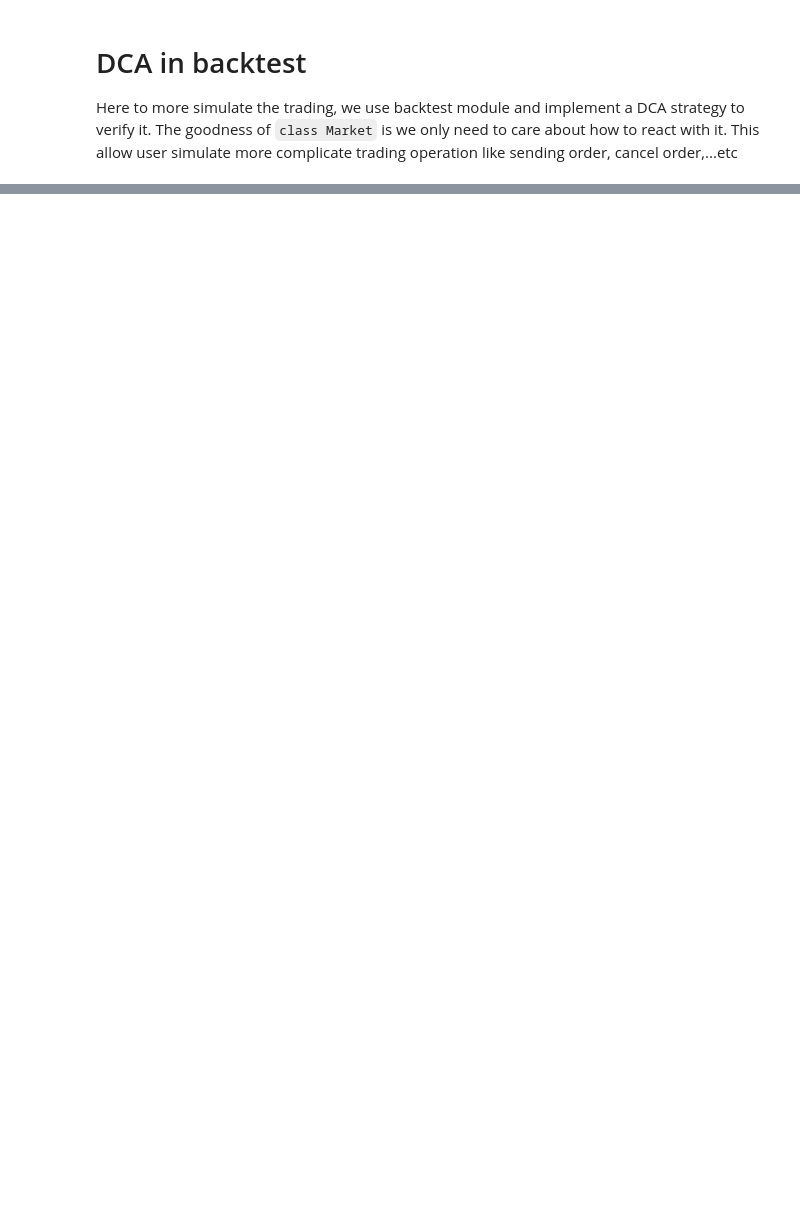
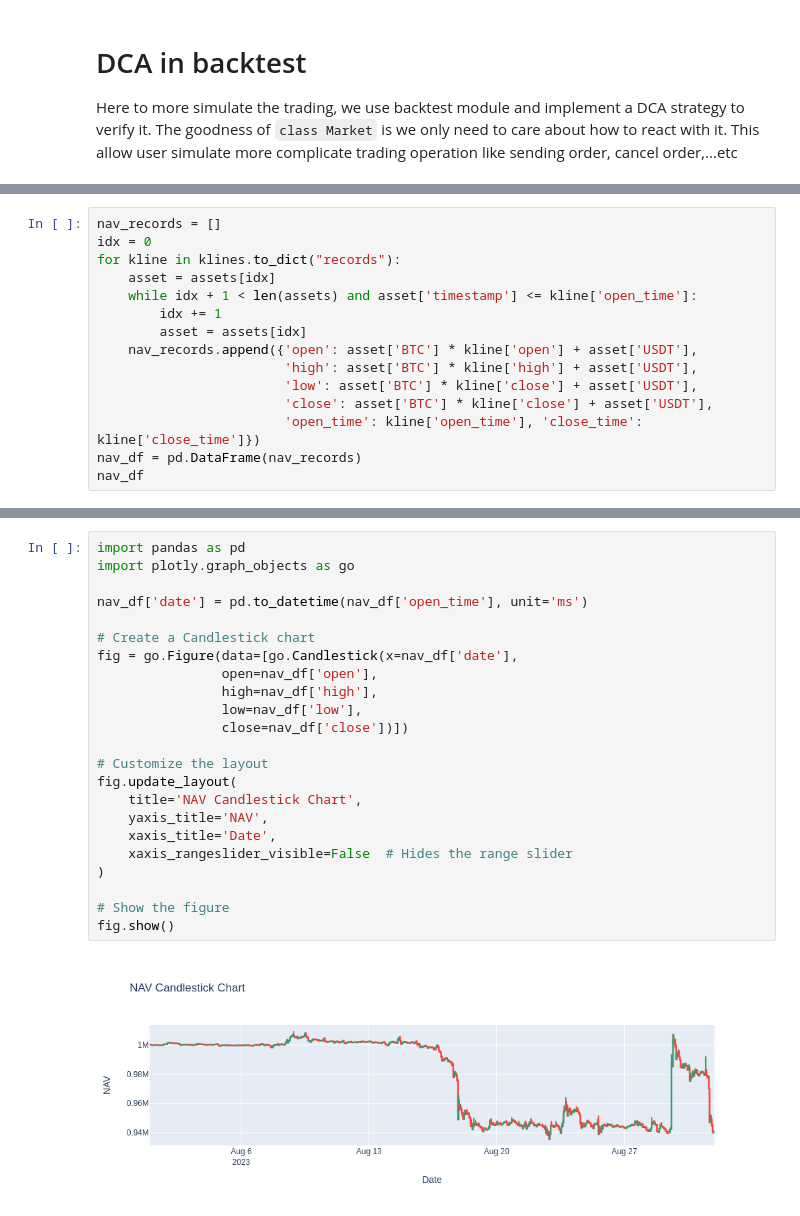
Before and after one commit to BullionBear/crypto-backtest, a Jupyter notebook: notebooks/3_dca_in_backtest_module.ipynb, the cells around one changed output, grey strips where cells are left out. Drawn from its saved outputs; the diff is of its cells as text; blank space fills up the shorter version.

```diff
--- a/notebooks/3_dca_in_backtest_module.ipynb
+++ b/notebooks/3_dca_in_backtest_module.ipynb
@@ -107,0 +169,15 @@ market_order = MarketOrder(
+# %%
+nav_records = []
+idx = 0
+for kline in klines.to_dict("records"):
+    asset = assets[idx]
+    while idx + 1 < len(assets) and asset['timestamp'] <= kline['open_time']:
+        idx += 1
+        asset = assets[idx]
+    nav_records.append({'open': asset['BTC'] * kline['open'] + asset['USDT'],
+                        'high': asset['BTC'] * kline['high'] + asset['USDT'],
+                        'low': asset['BTC'] * kline['close'] + asset['USDT'],
+                        'close': asset['BTC'] * kline['close'] + asset['USDT'],
+                        'open_time': kline['open_time'], 'close_time': kline['close_time']})
+nav_df = pd.DataFrame(nav_records)
+nav_df
@@ -107,0 +198,25 @@ market_order = MarketOrder(
+# %%
+import pandas as pd
+import plotly.graph_objects as go
+
+nav_df['date'] = pd.to_datetime(nav_df['open_time'], unit='ms')
+
+# Create a Candlestick chart
+fig = go.Figure(data=[go.Candlestick(x=nav_df['date'],
+                open=nav_df['open'],
+                high=nav_df['high'],
+                low=nav_df['low'],
+                close=nav_df['close'])])
+
+# Customize the layout
+fig.update_layout(
+    title='NAV Candlestick Chart',
+    yaxis_title='NAV',
+    xaxis_title='Date',
+    xaxis_rangeslider_visible=False  # Hides the range slider
+)
+
+# Show the figure
+fig.show()
+# %% [output]
+[figure, added]
```
Also changed, not shown: parts of 12 cells of this notebook, 2 other files.
